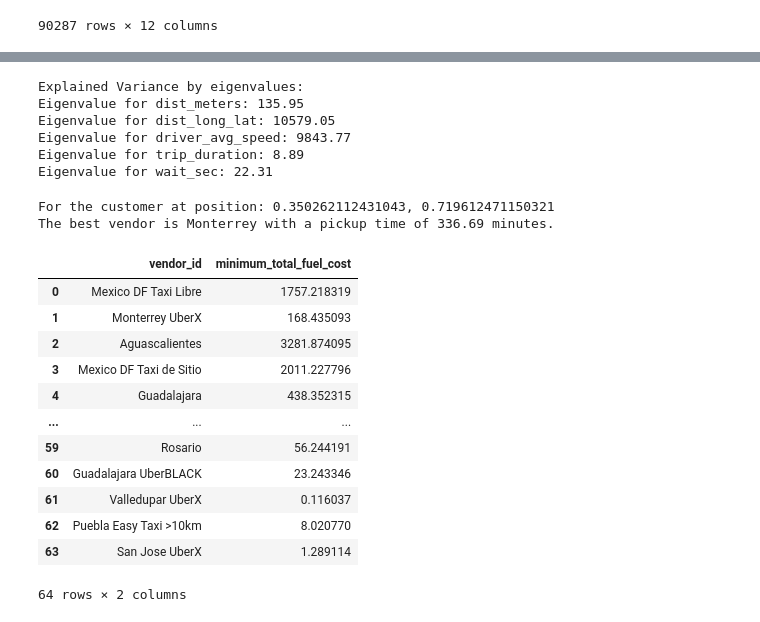
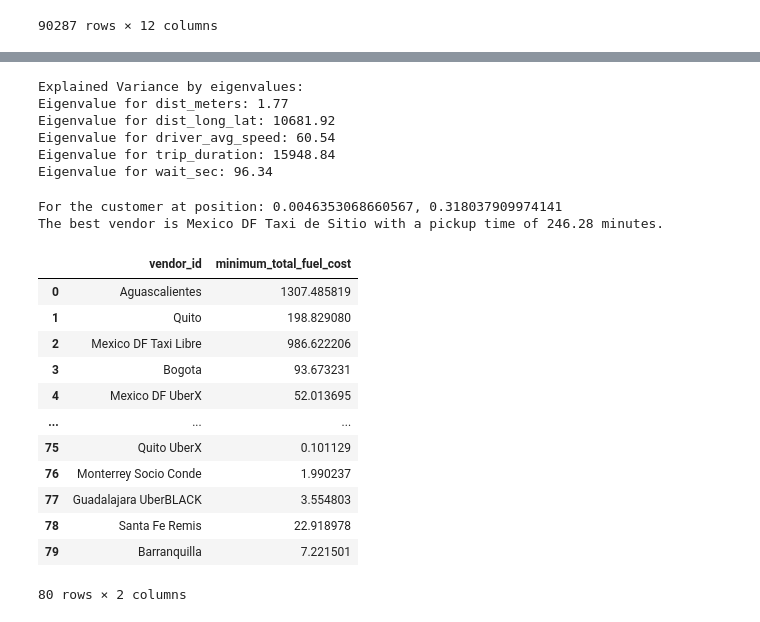
Before and after one commit to Makaadam11/Python, a Jupyter notebook: Final_Project/Final_Project.ipynb, the cells around one changed output, grey strips where cells are left out. Drawn from its saved outputs; the diff is of its cells as text; code cells hidden in the pictures.

```diff
--- a/Final_Project/Final_Project.ipynb
+++ b/Final_Project/Final_Project.ipynb
@@ -33,7 +33,7 @@ df
 90287 rows × 12 columns
 # %%
 # Assuming df is your original DataFrame
-df = df.drop(columns=['store_and_fwd_flag', 'id']).sample(n=1000, random_state=42)
+df = df.drop(columns=['store_and_fwd_flag', 'id']).sample(n=2000)
 
 # If you want to reset the index after sampling
 df = df.reset_index(drop=True)
@@ -444,16 +450,16 @@ def PCA(df):
 
     for i, ratio in enumerate(explained_variance):
         eigenvalue_name = numerical_columns[i]
-        print(f"Eigenvalue for {eigenvalue_name}: {ratio/1000000:0.2f}")
+        print(f"Eigenvalue for {eigenvalue_name}: {ratio/1000000000000:0.2f}")
 
 PCA(sorted_df)
 # %% [output]
 Explained Variance by eigenvalues:
-Eigenvalue for dist_meters: 135.95
-Eigenvalue for dist_long_lat: 10579.05
-Eigenvalue for driver_avg_speed: 9843.77
-Eigenvalue for trip_duration: 8.89
-Eigenvalue for wait_sec: 22.31
+Eigenvalue for dist_meters: 1.77
+Eigenvalue for dist_long_lat: 10681.92
+Eigenvalue for driver_avg_speed: 60.54
+Eigenvalue for trip_duration: 15948.84
+Eigenvalue for wait_sec: 96.34
 # %%
 
 def find_closest_points(target_long, target_lat, df, num_closest=20):
@@ -525,8 +531,8 @@ def calculate_best_vendor_greedy(df, pickup_longitude, pickup_latitude):
 indx = random.randint(0, len(df))
 calculate_best_vendor_greedy(df, df.at[indx,'pickup_longitude'],df.at[indx,'pickup_latitude'],)
 # %% [output]
-For the customer at position: 0.350262112431043, 0.719612471150321
-The best vendor is Monterrey with a pickup time of 336.69 minutes.
+For the customer at position: 0.0046353068660567, 0.318037909974141
+The best vendor is Mexico DF Taxi de Sitio with a pickup time of 246.28 minutes.
 # %%
 def cost_function(fuel_cost_coeff, distance_kilo_meters, driver_avg_speed):
     """
@@ -571,46 +577,46 @@ def calculate_fuel_coeff(slope):
         return 0
 
 def dynamic_calculate_min_fuel_cost(df):
     """
     Calculates the minimum total fuel cost for each unique vendor in the DataFrame.
 
     Parameters:
     - df (DataFrame): Input DataFrame containing information about trips.
 
     Returns:
     DataFrame: DataFrame containing unique vendors and their corresponding minimum total fuel costs.
     """
     unique_vendors = pd.DataFrame({'vendor_id': df['vendor_id'].unique()})
     unique_vendors['minimum_total_fuel_cost'] = 0.0
 
     for i in range(len(df)):
         df.at[i, 'fuel_cost_coeff'] = calculate_fuel_coeff(df.at[i, 'slope']) * price_for_fuel
 
     for j in range(len(unique_vendors)):
         for i in range(len(df)):
             vendor_id = df.at[i, 'vendor_id']
             if vendor_id == unique_vendors.at[j, 'vendor_id']:
-                unique_vendors.loc[unique_vendors['vendor_id'] == vendor_id, 'minimum_total_fuel_cost'] += df.at[i, 'fuel_cost_coeff'] * df.at[i, 'dist_kilometers'] * price_for_fuel
+                unique_vendors.loc[unique_vendors['vendor_id'] == vendor_id, 'minimum_total_fuel_cost'] += df.at[i, 'fuel_cost_coeff'] * df.at[i, 'dist_kilometers']
 
     return unique_vendors
 
 # Set the price for fuel
 price_for_fuel = 5
 dynamic_calculate_min_fuel_cost(df)
 # %% [output]
 |  | vendor_id | minimum_total_fuel_cost |
-| 0 | Mexico DF Taxi Libre | 1757.218319 |
-| 1 | Monterrey UberX | 168.435093 |
-| 2 | Aguascalientes | 3281.874095 |
-| 3 | Mexico DF Taxi de Sitio | 2011.227796 |
-| 4 | Guadalajara | 438.352315 |
+| 0 | Aguascalientes | 1307.485819 |
+| 1 | Quito | 198.829080 |
+| 2 | Mexico DF Taxi Libre | 986.622206 |
+| 3 | Bogota | 93.673231 |
+| 4 | Mexico DF UberX | 52.013695 |
 | ... | ... | ... |
-| 59 | Rosario | 56.244191 |
-| 60 | Guadalajara UberBLACK | 23.243346 |
-| 61 | Valledupar UberX | 0.116037 |
-| 62 | Puebla Easy Taxi >10km | 8.020770 |
-| 63 | San Jose UberX | 1.289114 |
+| 75 | Quito UberX | 0.101129 |
+| 76 | Monterrey Socio Conde | 1.990237 |
+| 77 | Guadalajara UberBLACK | 3.554803 |
+| 78 | Santa Fe Remis | 22.918978 |
+| 79 | Barranquilla | 7.221501 |
-64 rows × 2 columns
+80 rows × 2 columns
 # %%
 def gradient_descent(speed, distance, fuel_coeff, learning_rate, iterations):
     """
```
Also changed, not shown: parts of 12 cells of this notebook.
